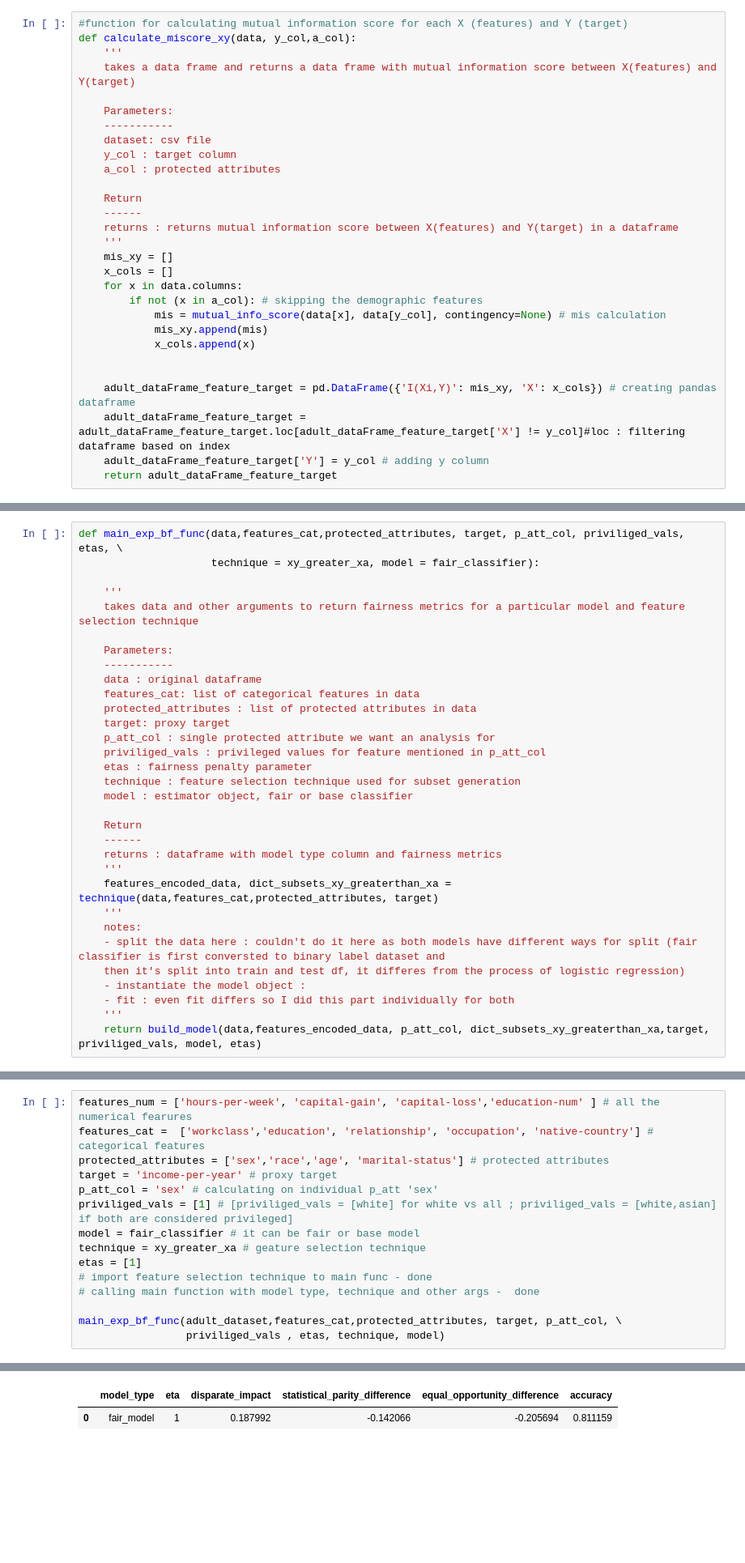
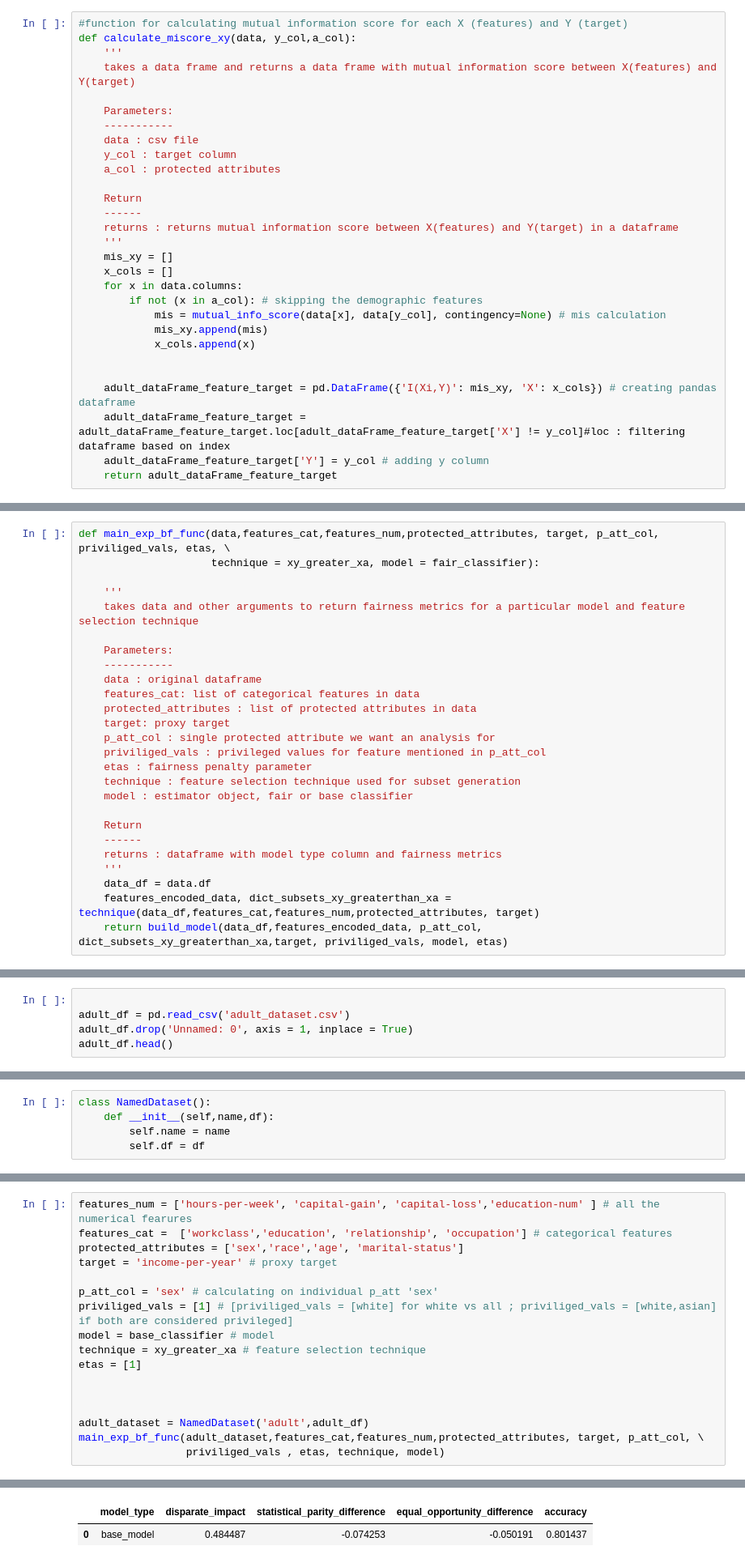
Before and after one commit to surbhir08/MS_thesis_feature-seletion, a Jupyter notebook: feature_selection_main_function/main_function_base_fair_xa_greater_xy.ipynb, the cells around one changed output, grey strips where cells are left out. Shown: that part at 81% size. Cells and saved outputs as stored; diff of their text form; blank space fills up the shorter version.

Commit message:
feature selection updated code
feature selection updated code 10/16

```diff
--- a/feature_selection_main_function/main_function_base_fair_xa_greater_xy.ipynb
+++ b/feature_selection_main_function/main_function_base_fair_xa_greater_xy.ipynb
@@ -325,7 +319,7 @@ def calculate_miscore_xy(data, y_col,a_col):
 
     Parameters:
     -----------
-    dataset: csv file
+    data : csv file
     y_col : target column
     a_col : protected attributes
 
@@ -532,5 +699,5 @@ def xy_greater_xa(data,features_cat,protected_attributes, target):
 # %%
-def main_exp_bf_func(data,features_cat,protected_attributes, target, p_att_col, priviliged_vals, etas, \
+def main_exp_bf_func(data,features_cat,features_num,protected_attributes, target, p_att_col, priviliged_vals, etas, \
                      technique = xy_greater_xa, model = fair_classifier):
 
     '''
@@ -552,12 +719,6 @@ def main_exp_bf_func(data,features_cat,protected_attributes, target, p_att_col,
     ------
     returns : dataframe with model type column and fairness metrics
     '''
-    features_encoded_data, dict_subsets_xy_greaterthan_xa = technique(data,features_cat,protected_attributes, target)
-    '''
-    notes:
-    - split the data here : couldn't do it here as both models have different ways for split (fair classifier is first conversted to binary label dataset and
-    then it's split into train and test df, it differes from the process of logistic regression)
-    - instantiate the model object :
-    - fit : even fit differs so I did this part individually for both
-    '''
-    return build_model(data,features_encoded_data, p_att_col, dict_subsets_xy_greaterthan_xa,target, priviliged_vals, model, etas)
+    data_df = data.df
+    features_encoded_data, dict_subsets_xy_greaterthan_xa = technique(data_df,features_cat,features_num,protected_attributes, target)
+    return build_model(data_df,features_encoded_data, p_att_col, dict_subsets_xy_greaterthan_xa,target, priviliged_vals, model, etas)
@@ -563,0 +727,5 @@ def main_exp_bf_func(data,features_cat,protected_attributes, target, p_att_col,
+# %%
+
+adult_df = pd.read_csv('adult_dataset.csv')
+adult_df.drop('Unnamed: 0', axis = 1, inplace = True)
+adult_df.head()
@@ -564 +748,6 @@ def main_exp_bf_func(data,features_cat,protected_attributes, target, p_att_col,
+# %%
+class NamedDataset():
+    def __init__(self,name,df):
+        self.name = name
+        self.df = df
 # %% [markdown]
@@ -566,16 +755,18 @@ def main_exp_bf_func(data,features_cat,protected_attributes, target, p_att_col,
 # %%
 features_num = ['hours-per-week', 'capital-gain', 'capital-loss','education-num' ] # all the numerical fearures
-features_cat =  ['workclass','education', 'relationship', 'occupation', 'native-country'] # categorical features
-protected_attributes = ['sex','race','age', 'marital-status'] # protected attributes
+features_cat =  ['workclass','education', 'relationship', 'occupation'] # categorical features
+protected_attributes = ['sex','race','age', 'marital-status']
 target = 'income-per-year' # proxy target
+
 p_att_col = 'sex' # calculating on individual p_att 'sex'
 priviliged_vals = [1] # [priviliged_vals = [white] for white vs all ; priviliged_vals = [white,asian] if both are considered privileged]
-model = fair_classifier # it can be fair or base model
-technique = xy_greater_xa # geature selection technique
+model = base_classifier # model
+technique = xy_greater_xa # feature selection technique
 etas = [1]
-# import feature selection technique to main func - done
-# calling main function with model type, technique and other args -  done
 
-main_exp_bf_func(adult_dataset,features_cat,protected_attributes, target, p_att_col, \
+
+
+adult_dataset = NamedDataset('adult',adult_df)
+main_exp_bf_func(adult_dataset,features_cat,features_num,protected_attributes, target, p_att_col, \
                  priviliged_vals , etas, technique, model)
 # %% [output]
@@ -582,2 +776,2 @@ main_exp_bf_func(adult_dataset,features_cat,protected_attributes, target, p_att_
-|  | model_type | eta | disparate_impact | statistical_parity_difference | equal_opportunity_difference | accuracy |
-| 0 | fair_model | 1 | 0.187992 | -0.142066 | -0.205694 | 0.811159 |
+|  | model_type | disparate_impact | statistical_parity_difference | equal_opportunity_difference | accuracy |
+| 0 | base_model | 0.484487 | -0.074253 | -0.050191 | 0.801437 |
```
Also changed, not shown: parts of 60 cells of this notebook.
